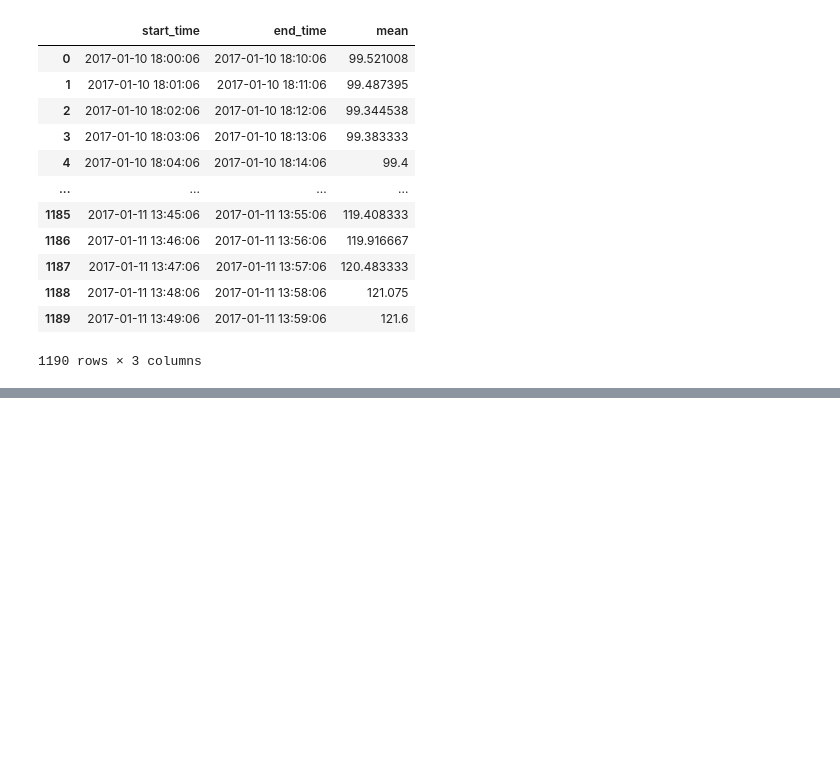
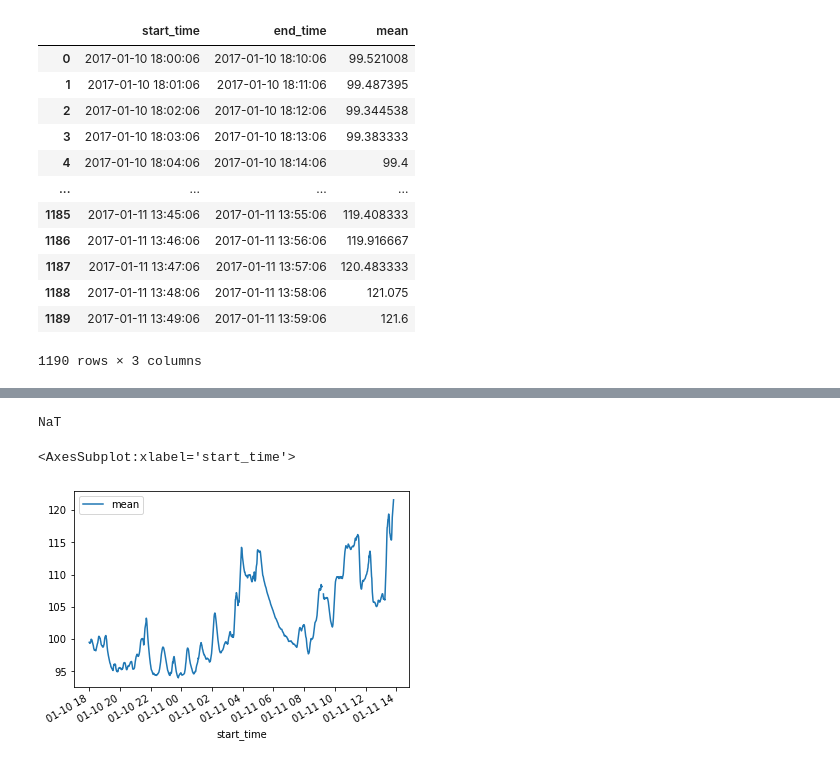
Before and after one commit to l-khali/old_In2Research, a Jupyter notebook: PC-0192_analysis.ipynb, the cells around one changed output, grey strips where cells are left out. Drawn from its saved outputs; the diff is of its cells as text; code cells hidden in the pictures; blank space fills up the shorter version.

Commit message:
mean plot

```diff
--- a/PC-0192_analysis.ipynb
+++ b/PC-0192_analysis.ipynb
@@ -140,7 +140,7 @@ while (PC_0192_extubated['record_date_time'].iloc[0] + timedelta(minutes=10+k))
     index_1 = PC_0192_extubated.record_date_time.searchsorted(PC_0192_extubated['record_date_time'].iloc[0] + timedelta(minutes=k))
     index_2 = PC_0192_extubated.record_date_time.searchsorted(PC_0192_extubated['record_date_time'].iloc[0] + timedelta(minutes=10+k))
 
-    mean = PC_0192_extubated['num_value'][index_1:index_2].mean()
+    mean = PC_0192_extubated['num_value'][index_1:index_2].mean(axis=0)
 
     PC_0192_mean = PC_0192_mean.append({'start_time': PC_0192_extubated['record_date_time'].iloc[0] + timedelta(minutes=k),
     'end_time':PC_0192_extubated['record_date_time'].iloc[0] + timedelta(minutes=10+k), 'mean':mean}, ignore_index=True)
@@ -168,0 +189,11 @@ PC_0192_mean.plot('mean', 'start_time', figsize=(15, 11))
+# %%
+PC_0192_mean['mean'][910]
+# %% [output]
+NaT
+# %%
+PC_0192_mean = PC_0192_mean.drop(910)
+# %%
+PC_0192_mean.plot(x='start_time', y='mean')
+# %% [output]
+<AxesSubplot:xlabel='start_time'>
+[figure, added]
```
Also changed, not shown: parts of 5 cells of this notebook.
